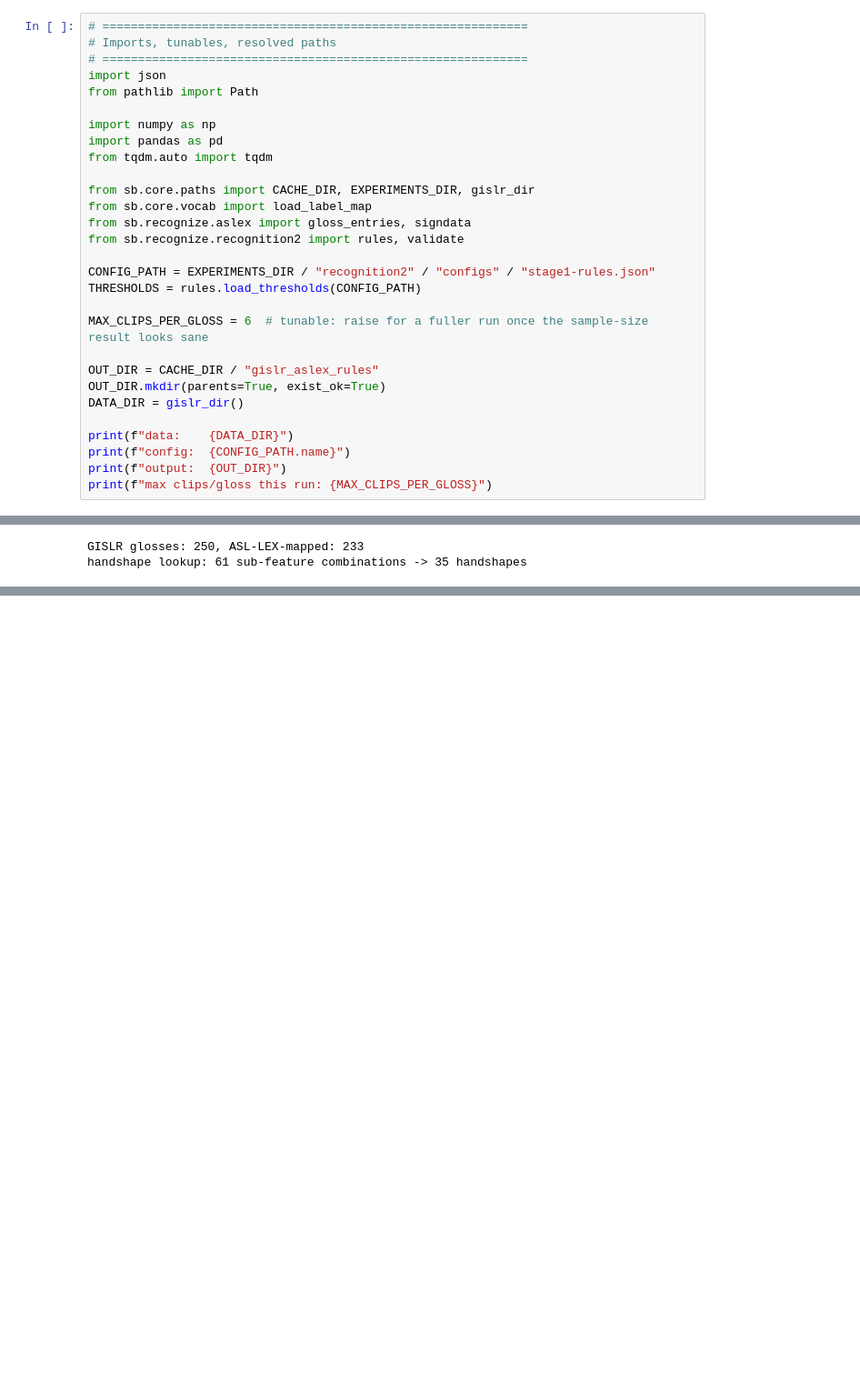
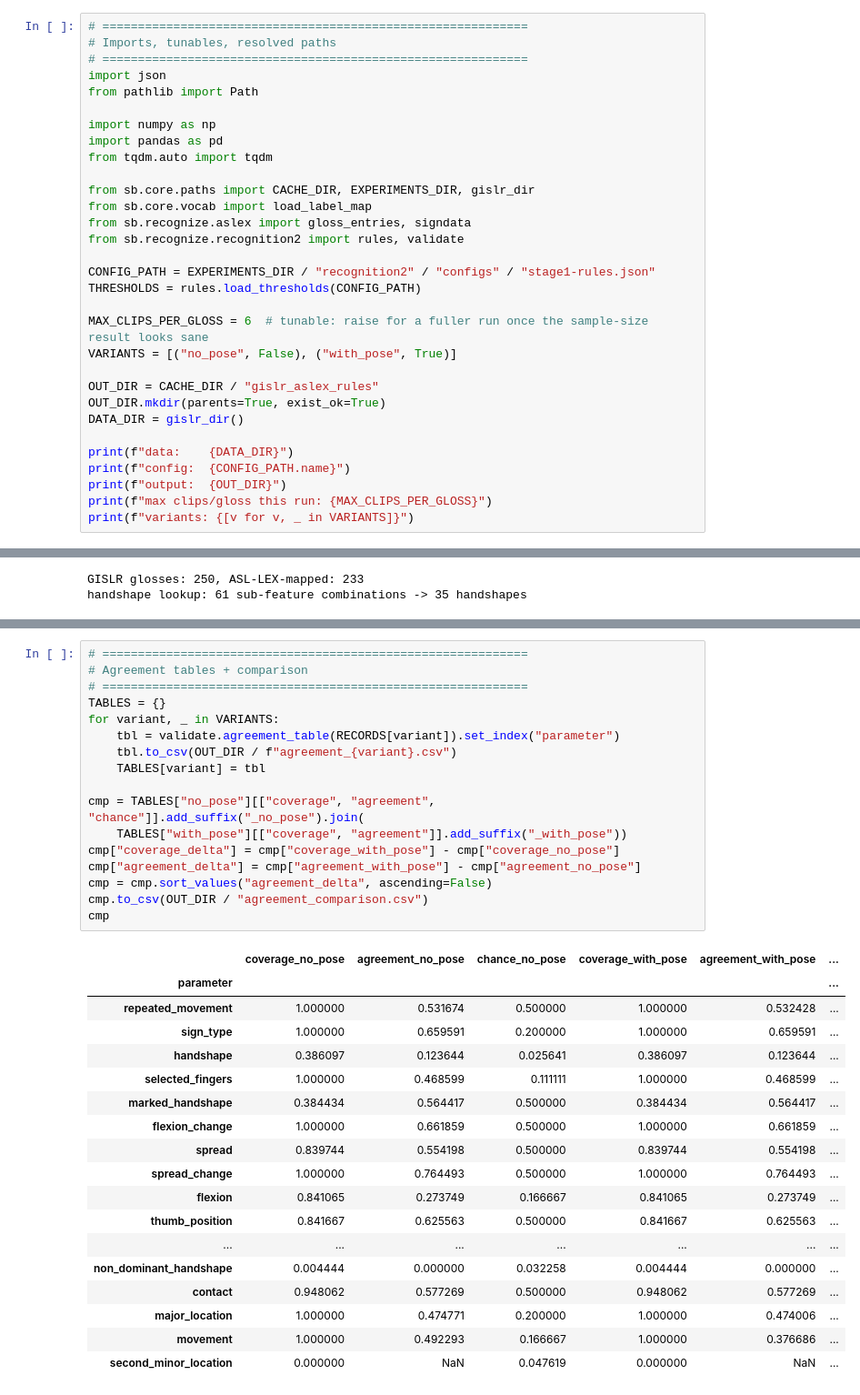
Before and after one commit to onecod3r/thesis, a Jupyter notebook: experiments/recognition2/gislr.1.pipeline.stage1-rules.ipynb, the cells around one changed output, grey strips where cells are left out. Shown at 91% size. Saved outputs shown, nothing was run; the diff lists cells and outputs as text; blank space fills up the shorter version.

```diff
--- a/experiments/recognition2/gislr.1.pipeline.stage1-rules.ipynb
+++ b/experiments/recognition2/gislr.1.pipeline.stage1-rules.ipynb
@@ -50,6 +60,7 @@ CONFIG_PATH = EXPERIMENTS_DIR / "recognition2" / "configs" / "stage1-rules.json"
 THRESHOLDS = rules.load_thresholds(CONFIG_PATH)
 
 MAX_CLIPS_PER_GLOSS = 6  # tunable: raise for a fuller run once the sample-size result looks sane
+VARIANTS = [("no_pose", False), ("with_pose", True)]
 
 OUT_DIR = CACHE_DIR / "gislr_aslex_rules"
 OUT_DIR.mkdir(parents=True, exist_ok=True)
@@ -59,6 +70,7 @@ print(f"data:    {DATA_DIR}")
 print(f"config:  {CONFIG_PATH.name}")
 print(f"output:  {OUT_DIR}")
 print(f"max clips/gloss this run: {MAX_CLIPS_PER_GLOSS}")
+print(f"variants: {[v for v, _ in VARIANTS]}")
 # %% [output]
 data:    C:\Users\user2\.cache\kagglehub\datasets\bracu23101281\gislr-stratified\versions\1
 config:  stage1-rules.json
@@ -171,0 +149,36 @@ TABLE
+# %%
+# ============================================================
+# Agreement tables + comparison
+# ============================================================
+TABLES = {}
+for variant, _ in VARIANTS:
+    tbl = validate.agreement_table(RECORDS[variant]).set_index("parameter")
+    tbl.to_csv(OUT_DIR / f"agreement_{variant}.csv")
+    TABLES[variant] = tbl
+
+cmp = TABLES["no_pose"][["coverage", "agreement", "chance"]].add_suffix("_no_pose").join(
+    TABLES["with_pose"][["coverage", "agreement"]].add_suffix("_with_pose"))
+cmp["coverage_delta"] = cmp["coverage_with_pose"] - cmp["coverage_no_pose"]
+cmp["agreement_delta"] = cmp["agreement_with_pose"] - cmp["agreement_no_pose"]
+cmp = cmp.sort_values("agreement_delta", ascending=False)
+cmp.to_csv(OUT_DIR / "agreement_comparison.csv")
+cmp
+# %% [output]
+|  | coverage_no_pose | agreement_no_pose | chance_no_pose | coverage_with_pose | agreement_with_pose | ... |
+| parameter |  |  |  |  |  | ... |
+| repeated_movement | 1.000000 | 0.531674 | 0.500000 | 1.000000 | 0.532428 | ... |
+| sign_type | 1.000000 | 0.659591 | 0.200000 | 1.000000 | 0.659591 | ... |
+| handshape | 0.386097 | 0.123644 | 0.025641 | 0.386097 | 0.123644 | ... |
+| selected_fingers | 1.000000 | 0.468599 | 0.111111 | 1.000000 | 0.468599 | ... |
+| marked_handshape | 0.384434 | 0.564417 | 0.500000 | 0.384434 | 0.564417 | ... |
+| flexion_change | 1.000000 | 0.661859 | 0.500000 | 1.000000 | 0.661859 | ... |
+| spread | 0.839744 | 0.554198 | 0.500000 | 0.839744 | 0.554198 | ... |
+| spread_change | 1.000000 | 0.764493 | 0.500000 | 1.000000 | 0.764493 | ... |
+| flexion | 0.841065 | 0.273749 | 0.166667 | 0.841065 | 0.273749 | ... |
+| thumb_position | 0.841667 | 0.625563 | 0.500000 | 0.841667 | 0.625563 | ... |
+| ... | ... | ... | ... | ... | ... | ... |
+| non_dominant_handshape | 0.004444 | 0.000000 | 0.032258 | 0.004444 | 0.000000 | ... |
+| contact | 0.948062 | 0.577269 | 0.500000 | 0.948062 | 0.577269 | ... |
+| major_location | 1.000000 | 0.474771 | 0.200000 | 1.000000 | 0.474006 | ... |
+| movement | 1.000000 | 0.492293 | 0.166667 | 1.000000 | 0.376686 | ... |
+| second_minor_location | 0.000000 | NaN | 0.047619 | 0.000000 | NaN | ... |
```
Also changed, not shown: parts of 10 cells of this notebook, 6 other files.
